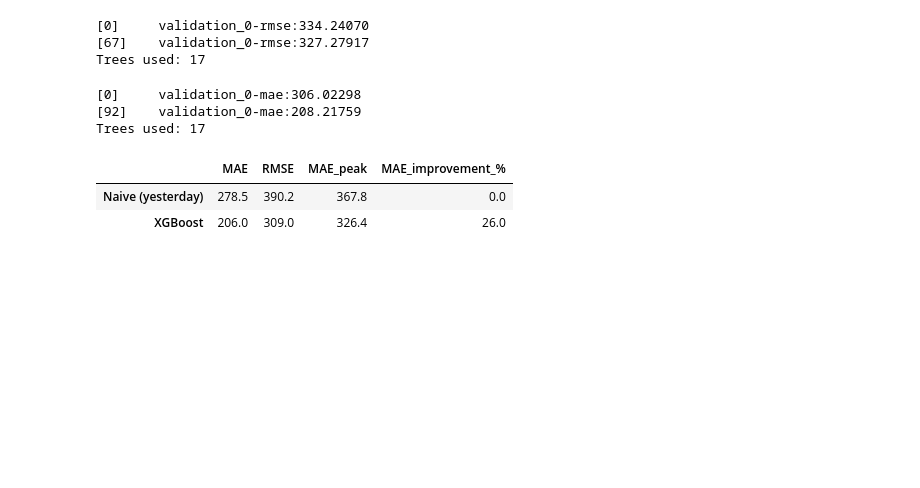
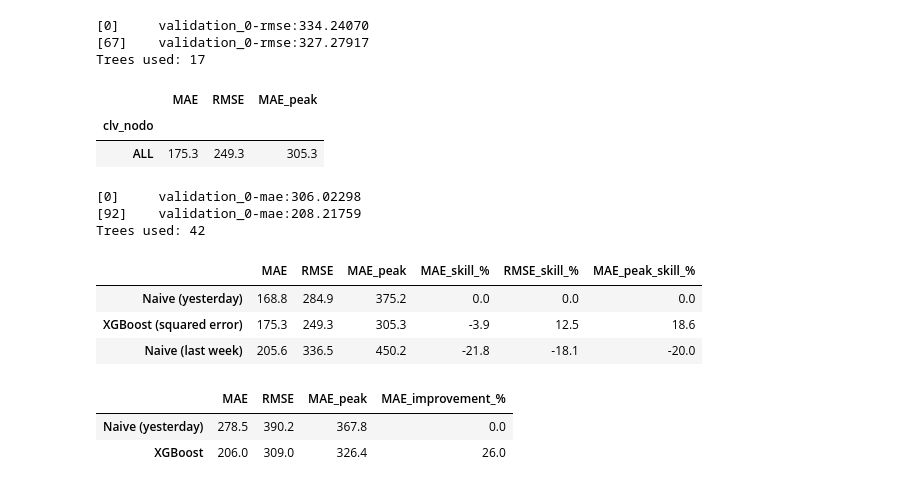
Before and after one commit to zyangarduno/CENACE-CHALLENGE, a Jupyter notebook: notebooks/03_modeling.ipynb, the cells around one changed output. Saved outputs shown, nothing was run; the diff lists cells and outputs as text; code cells hidden in the pictures; blank space fills up the shorter version.

```diff
--- a/notebooks/03_modeling.ipynb
+++ b/notebooks/03_modeling.ipynb
@@ -293,5 +293,13 @@ print("Trees used:", xgb.best_iteration)
 [0]     validation_0-rmse:334.24070
 [67]    validation_0-rmse:327.27917
 Trees used: 17
+# %%
+test["pred_xgb_sq"] = xgb.predict(test[X_COLS])
+results["XGBoost (squared error)"] = evaluate_by_node(test, "pred_xgb_sq")
+results["XGBoost (squared error)"].loc[["ALL"]]
+# %% [output]
+|  | MAE | RMSE | MAE_peak |
+| clv_nodo |  |  |  |
+| ALL | 175.3 | 249.3 | 305.3 |
 # %%
 #We can see a warning sign here, best point was obtained at tree 17, however from starting point to tree 67 the error barely improved, probably due to rhe 0.05 learning rate parameter,
@@ -301,8 +309,8 @@ Trees used: 17
 #Next step to fix this will be to tell the model to minimize the absolute error rather than the squared one
 # %%
 xgb_mae = XGBRegressor(
-    objective="reg:absoluteerror",   # robust to extreme spikes; matches our main metric (MAE)
-    eval_metric="mae",               # early stopping judged on MAE too
+    objective="reg:absoluteerror",
+    eval_metric="mae",
     n_estimators=2000,
     learning_rate=0.05,
     max_depth=6,
@@ -313,18 +321,29 @@ xgb_mae = XGBRegressor(
 )
 
 xgb_mae.fit(fit_set[X_COLS], fit_set[TARGET],
-        eval_set=[(val_set[X_COLS], val_set[TARGET])],
-        verbose=100)
+            eval_set=[(val_set[X_COLS], val_set[TARGET])],
+            verbose=100)
 
-print("Trees used:", xgb.best_iteration)
+print("Trees used:", xgb_mae.best_iteration)
 # %% [output]
 [0]     validation_0-mae:306.02298
 [92]    validation_0-mae:208.21759
-Trees used: 17
+Trees used: 42
 # %%
 #Model had a better result with the absolute errors rather than the squared. Best tree is number 42 of the iterations, indicating that is a small model , error fell almost 100 points,
 #about a third.
 #creating a comparison table between these results and the naive prediction
+# %%
+comparison = pd.DataFrame({name: res.loc["ALL"] for name, res in results.items()}).T
+base = comparison.loc["Naive (yesterday)"]
+for metric in ["MAE", "RMSE", "MAE_peak"]:
+    comparison[f"{metric}_skill_%"] = ((1 - comparison[metric] / base[metric]) * 100).round(1)
+comparison.sort_values("MAE")
+# %% [output]
+|  | MAE | RMSE | MAE_peak | MAE_skill_% | RMSE_skill_% | MAE_peak_skill_% |
+| Naive (yesterday) | 168.8 | 284.9 | 375.2 | 0.0 | 0.0 | 0.0 |
+| XGBoost (squared error) | 175.3 | 249.3 | 305.3 | -3.9 | 12.5 | 18.6 |
+| Naive (last week) | 205.6 | 336.5 | 450.2 | -21.8 | -18.1 | -20.0 |
 # %%
 val_naive = evaluate(val_set[TARGET], val_set["lag_24"], val_set["hour"])
 val_xgb   = evaluate(val_set[TARGET], xgb_mae.predict(val_set[X_COLS]), val_set["hour"])
```
Also changed, not shown: parts of 9 cells of this notebook.
